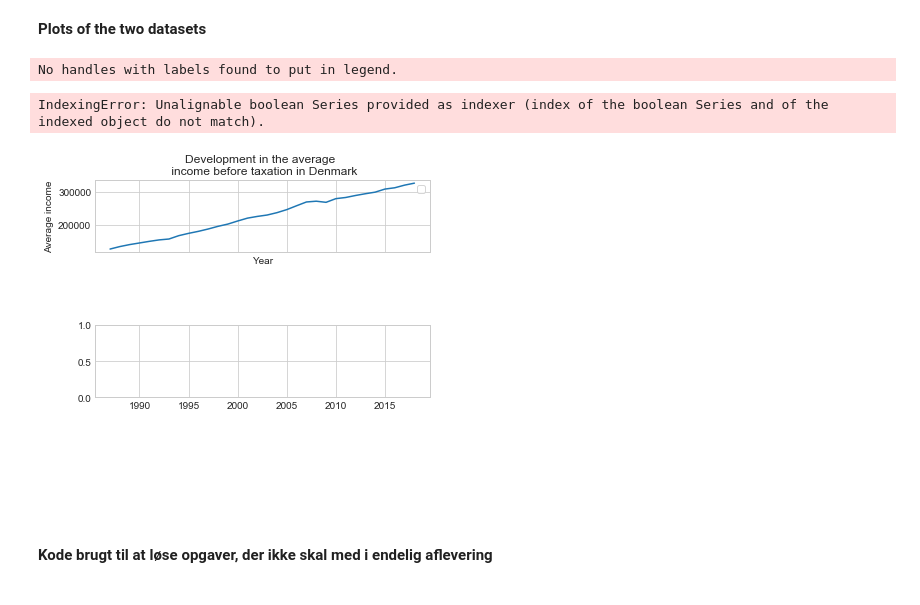
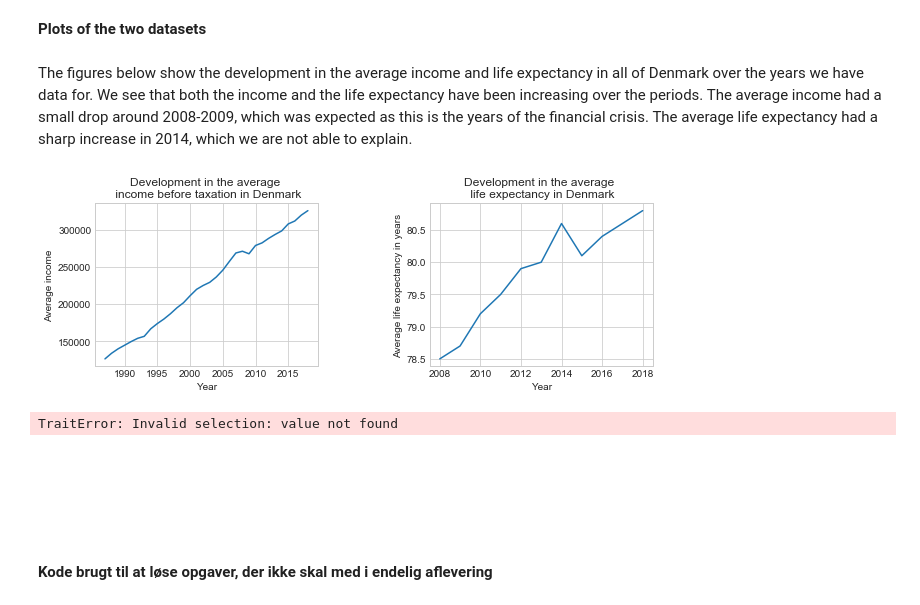
Before and after one commit to NumEconCopenhagen/projects-2020-apollo-17, a Jupyter notebook: dataproject/data_project.ipynb, the cells around one changed output. Cells and saved outputs as stored; diff of their text form; code cells hidden in the pictures.

```diff
--- a/dataproject/data_project.ipynb
+++ b/dataproject/data_project.ipynb
@@ -149,33 +147,50 @@ Municipalities in life expectancy dataset = 99
 [figure]
 # %% [markdown]
 **Plots of the two datasets**
+# %% [markdown]
+The figures below show the development in the average income and life expectancy in all of Denmark over the years we have data for. We see that both the income and the life expectancy have been increasing over the periods. The average income had a small drop around 2008-2009, which was expected as this is the years of the financial crisis. The average life expectancy had a sharp increase in 2014, which we are not able to explain.
 # %%
-# a. Start figure with two subplots
-f, (ax1, ax2) = plt.subplots(2, 1, sharex=True)
+# a. Start static figure with two subplots
+f = plt.figure(figsize=(10,3))
+ax1 = f.add_subplot(121)
+ax2 = f.add_subplot(122)
+
 f.subplots_adjust(wspace=0.5, hspace=1)
 
 # b. Add first subplot of average income
 I = income['municipality']=='All Denmark'
 avg_income = income.loc[I, 'income']
+avg_income = avg_income.astype('float')
 year = income.loc[I, 'year']
+year = year.astype('float')
 
 ax1.plot(year, avg_income)
-ax1.legend(frameon=True)
+ax1.legend('')
 ax1.set_xlabel('Year')
 ax1.set_ylabel('Average income')
 ax1.set_title('Development in the average \n income before taxation in Denmark')
 
 # c. Add second subplot of average life expectancy
-I = income['municipality']=='All Denmark'
+I = life['municipality']=='All Denmark'
 year = life.loc[I, 'year']
+year = year.astype('float')
 avg_life = life.loc[I, 'life expectancy']
+avg_life = avg_life.astype('float')
 
-ax2.plot(year, avg_income)
-ax2.legend(frameon=True)
+ax2.plot(year, avg_life)
+ax2.legend('')
 ax2.set_xlabel('Year')
 ax2.set_ylabel('Average life expectancy in years')
 ax2.set_title('Development in the average \n life expectancy in Denmark')
+
+# d. Show figure
+plt.show()
+
+# e. Delete observations for all of Denmark, as we are not using them in the assignment from now on
+I = income.municipality.str.contains('All Denmark')
+income = income.loc[I == False]
+
+I = life.municipality.str.contains('All Denmark')
+income = life.loc[I == False]
 # %% [output]
-No handles with labels found to put in legend.
-IndexingError: Unalignable boolean Series provided as indexer (index of the boolean Series and of the indexed object do not match).
-[figure, old version]
+[figure, new version]
@@ -182,3 +236,9 @@ IndexingError: Unalignable boolean Series provided as indexer (index of the bool
+# %%
+#static_plot(income, 'income')
+
+interactive_plot(dataframe=income)
+# %% [output]
+TraitError: Invalid selection: value not found
 # %% [markdown]
 <br>
 <br>
```
Also changed, not shown: parts of 4 cells of this notebook.
